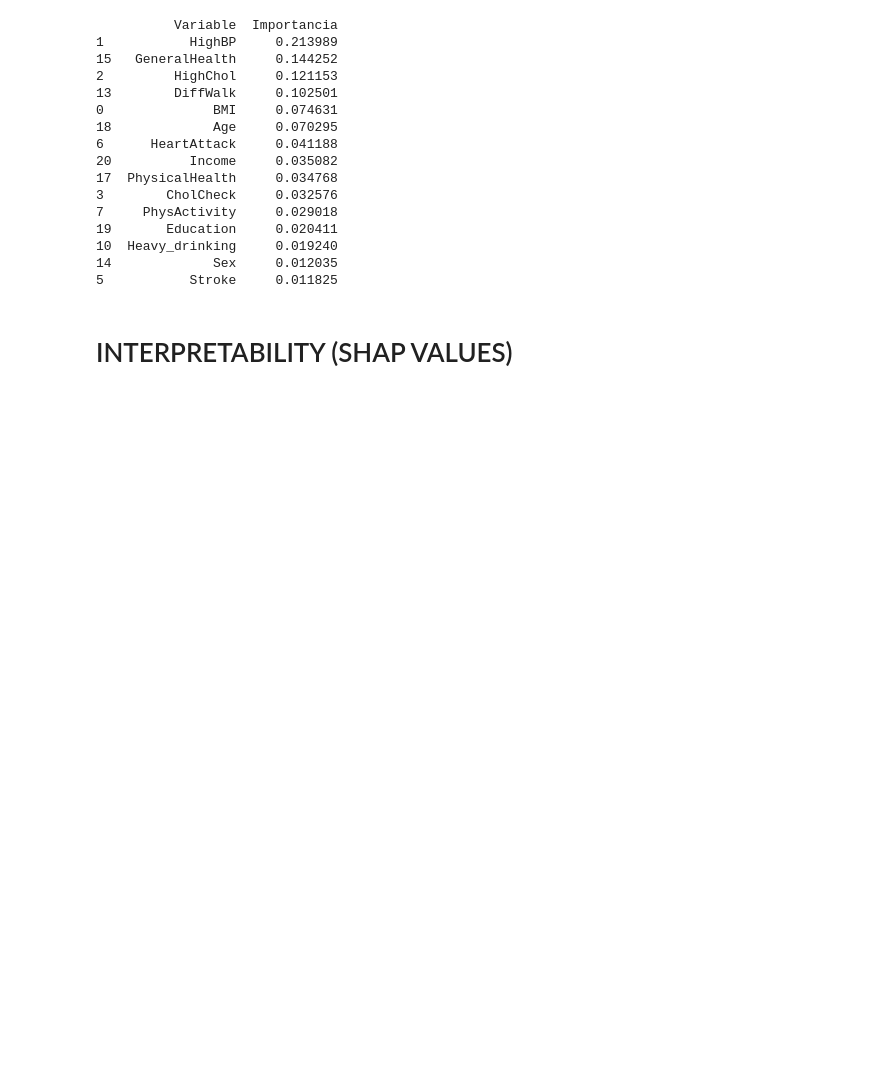
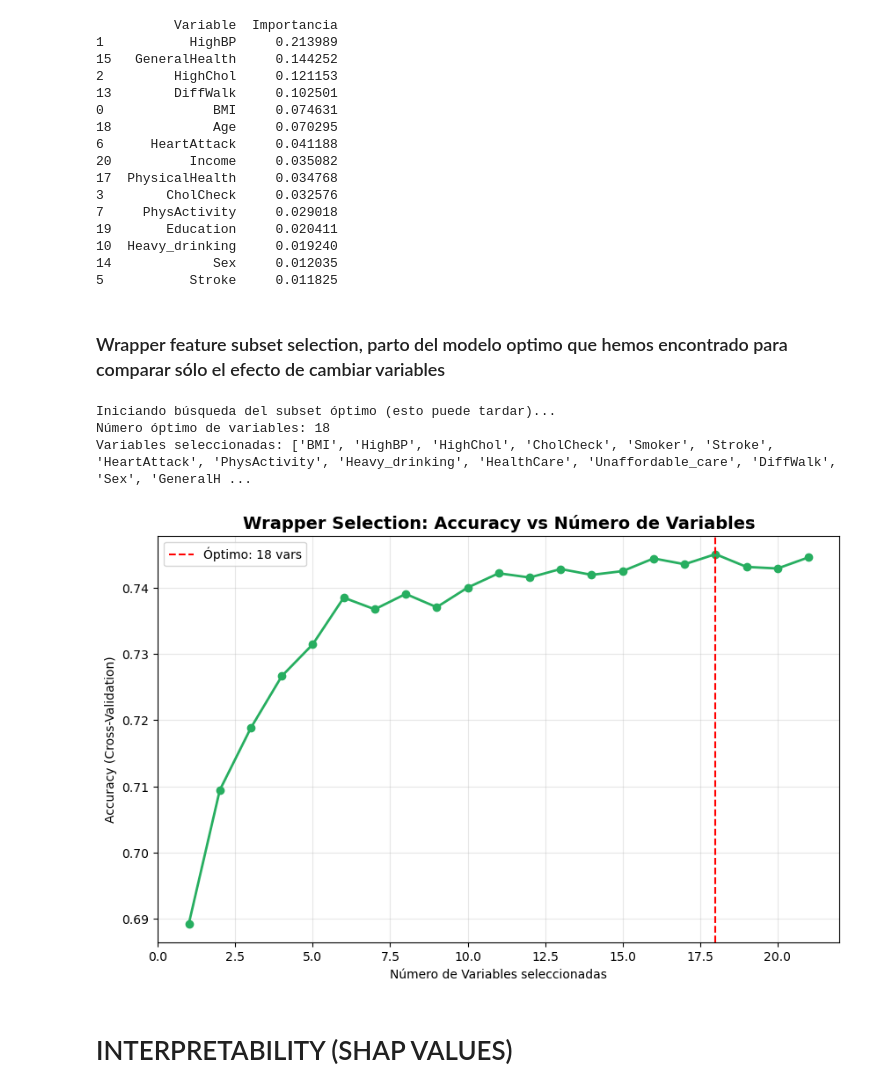
Before and after one commit to Juliahquintas/Master_Ass2_DataProcesses, a Jupyter notebook: code/xgboost.ipynb, the cells around one changed output. Drawn from its saved outputs; the diff is of its cells as text; code cells hidden in the pictures; blank space fills up the shorter version.

Commit message:
FFS knee-plots y wrapper xgboost

```diff
--- a/code/xgboost.ipynb
+++ b/code/xgboost.ipynb
@@ -259,6 +259,55 @@ Passing `palette` without assigning `hue` is deprecated and will be removed in v
 10  Heavy_drinking     0.019240
 14             Sex     0.012035
 5           Stroke     0.011825
+# %% [markdown]
+### Wrapper feature subset selection, parto del modelo optimo que hemos encontrado para comparar sólo el efecto de cambiar variables
+# %%
+from sklearn.feature_selection import RFECV
+from sklearn.model_selection import StratifiedKFold
+
+
+# 1. Instanciamos el modelo que servirá de "motor" para la selección
+# Usamos parámetros básicos para que no tarde una eternidad
+clf_ganador = random_search.best_estimator_
+
+# 2. Configuramos el Wrapper (RFECV)
+# min_features_to_select: El mínimo de variables que queremos
+# step: Cuántas variables elimina en cada iteración (1 es lo más preciso)
+# cv: 5 folds para que el resultado sea robusto
+rfecv = RFECV(
+    estimator=clf_ganador,
+    step=1,
+    cv=StratifiedKFold(5),
+    scoring='accuracy',
+    min_features_to_select=1,
+    n_jobs=-1
+)
+
+# 3. Ajustamos el Wrapper a los datos de entrenamiento
+print("Iniciando búsqueda del subset óptimo (esto puede tardar)...")
+rfecv.fit(X_cv, y_cv)
+
+# 4. Resultados
+print(f"Número óptimo de variables: {rfecv.n_features_}")
+variables_wrapper = X_cv.columns[rfecv.support_].tolist()
+print(f"Variables seleccionadas: {variables_wrapper}")
+
+# 5. Graficamos la curva de rendimiento vs número de variables
+plt.figure(figsize=(10, 6))
+plt.plot(range(1, len(rfecv.cv_results_['mean_test_score']) + 1), rfecv.cv_results_['mean_test_score'],
+         marker='o', color='#27ae60', linewidth=2)
+plt.title("Wrapper Selection: Accuracy vs Número de Variables", fontsize=14, weight='bold')
+plt.xlabel("Número de Variables seleccionadas")
+plt.ylabel("Accuracy (Cross-Validation)")
+plt.axvline(x=rfecv.n_features_, color='red', linestyle='--', label=f'Óptimo: {rfecv.n_features_} vars')
+plt.grid(True, alpha=0.3)
+plt.legend()
+plt.show()
+# %% [output]
+Iniciando búsqueda del subset óptimo (esto puede tardar)...
+Número óptimo de variables: 18
+Variables seleccionadas: ['BMI', 'HighBP', 'HighChol', 'CholCheck', 'Smoker', 'Stroke', 'HeartAttack', 'PhysActivity', 'Heavy_drinking', 'HealthCare', 'Unaffordable_care', 'DiffWalk', 'Sex', 'GeneralH ...
+[figure, added]
 # %% [markdown]
 # INTERPRETABILITY (SHAP VALUES)
 # %%
```
